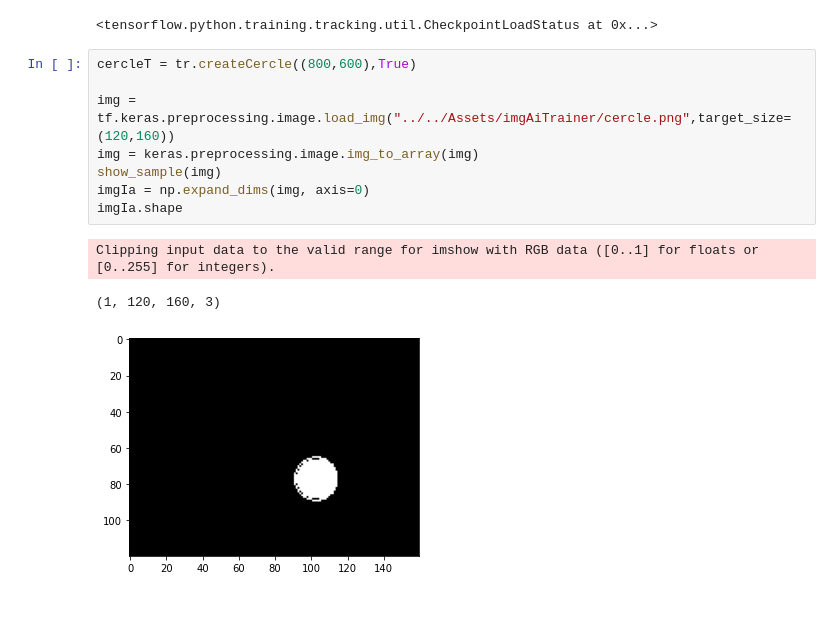
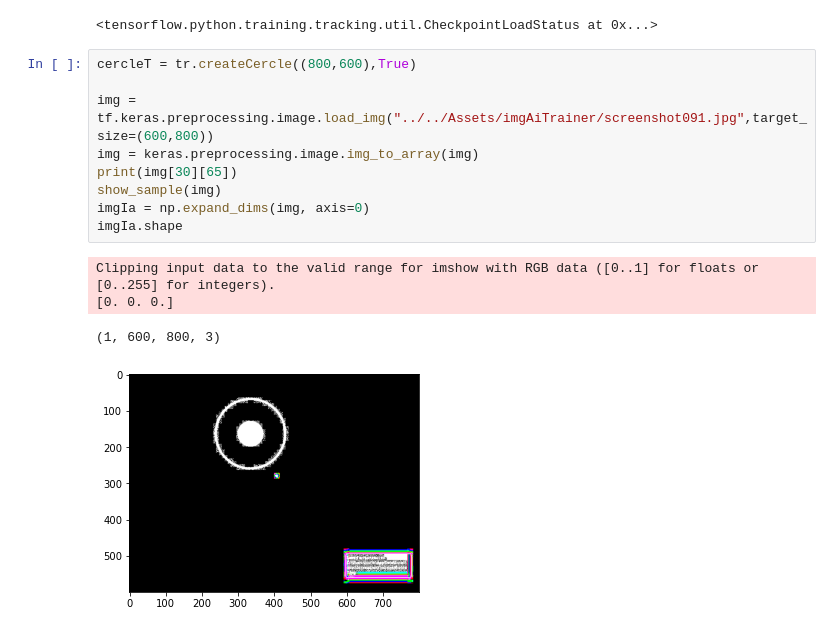
Before and after one commit to cyril-lav/osu-learn, a Jupyter notebook: Osu!Learn/Code/IACercleDetection/testCercleDetection.ipynb, the cells around one changed output. Cells and saved outputs as stored; diff of their text form.

```diff
--- a/Osu!Learn/Code/IACercleDetection/testCercleDetection.ipynb
+++ b/Osu!Learn/Code/IACercleDetection/testCercleDetection.ipynb
@@ -27,15 +27,17 @@ model.load_weights('save/poids/model')
 # %%
 cercleT = tr.createCercle((800,600),True)
 
-img = tf.keras.preprocessing.image.load_img("../../Assets/imgAiTrainer/cercle.png",target_size=(120,160))
+img = tf.keras.preprocessing.image.load_img("../../Assets/imgAiTrainer/screenshot091.jpg",target_size=(600,800))
 img = keras.preprocessing.image.img_to_array(img)
+print(img[30][65])
 show_sample(img)
 imgIa = np.expand_dims(img, axis=0)
 imgIa.shape
 # %% [output]
 Clipping input data to the valid range for imshow with RGB data ([0..1] for floats or [0..255] for integers).
+[0. 0. 0.]
-(1, 120, 160, 3)
+(1, 600, 800, 3)
-[figure, old version]
+[figure, new version]
 # %%
 %%time
 y_pred = model.predict(imgIa)
```
Also changed, not shown: parts of 3 cells of this notebook, 8 other files.
